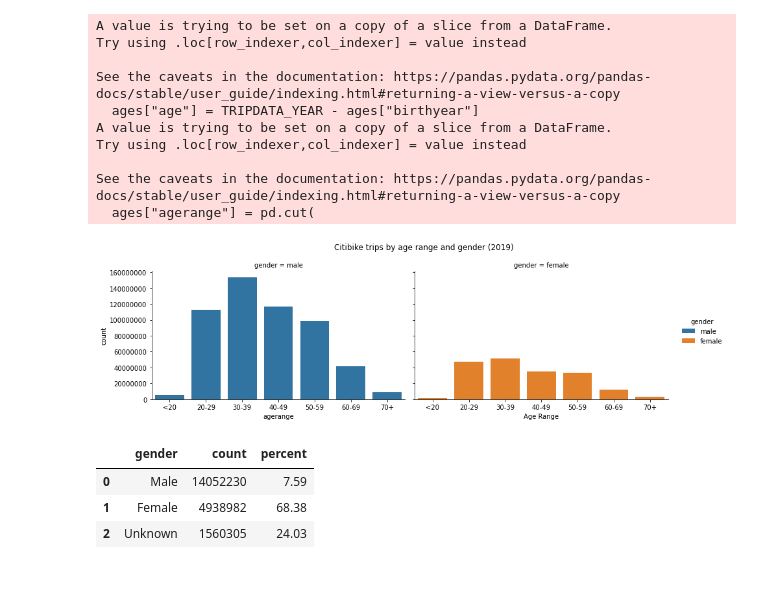
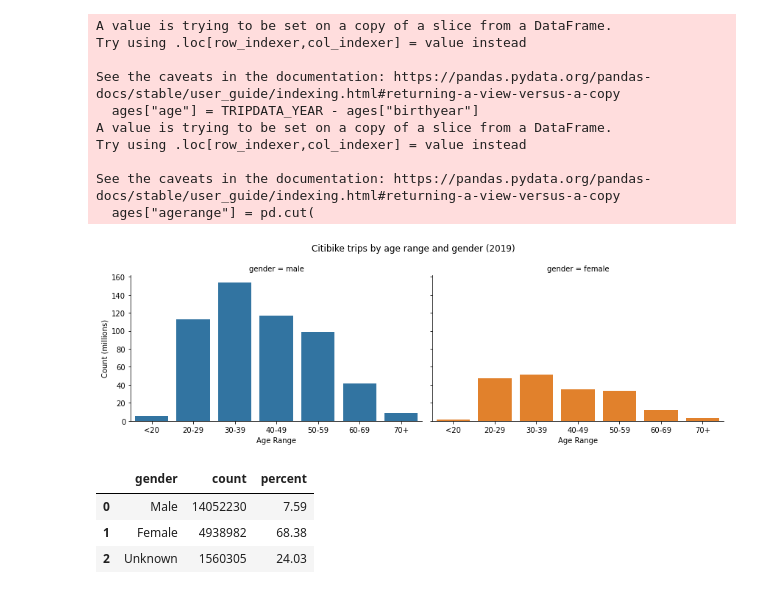
Before and after one commit to rishigoutam/citibike, a Jupyter notebook: eda/demographics.ipynb, the cells around one changed output. Saved outputs shown, nothing was run; the diff lists cells and outputs as text; code cells hidden in the pictures.

Commit message:
fix axis format for gender facetgrid plot

```diff
--- a/eda/demographics.ipynb
+++ b/eda/demographics.ipynb
@@ -180,22 +179,22 @@ See the caveats in the documentation: https://pandas.pydata.org/pandas-docs/stab
 # %%
 # plot riders by age and gender
 g = sns.FacetGrid(
     ageranges, col="gender", hue="gender", height=4, aspect=1.5, sharey=True
 )
 g.map(sns.barplot, "agerange", "count")
 g.fig.subplots_adjust(top=0.9)
 g.fig.suptitle(f"Citibike trips by age range and gender ({TRIPDATA_YEAR})")
-g.add_legend()
 g.tight_layout()
 plt.ticklabel_format(style="plain", axis="y")
-plt.xlabel("Age Range")
-plt.ylabel("Count")
+g.set_axis_labels("Age Range", "Count (millions)")
+for ax in g.axes.flat:
+    ax.yaxis.set_major_formatter(FuncFormatter(lambda x, pos: ("%1.f" % (x * 1e-6))))
 plt.show()
 
 # Remove from memory
 del ages, ageranges, age_bins, age_labels
 # %% [output]
-[figure, old version]
+[figure, new version]
 # %%
 # gender counts
 genders = trips[["gender"]].value_counts().reset_index().rename(columns={0: "count"})
```
Also changed, not shown: parts of 2 cells of this notebook.
